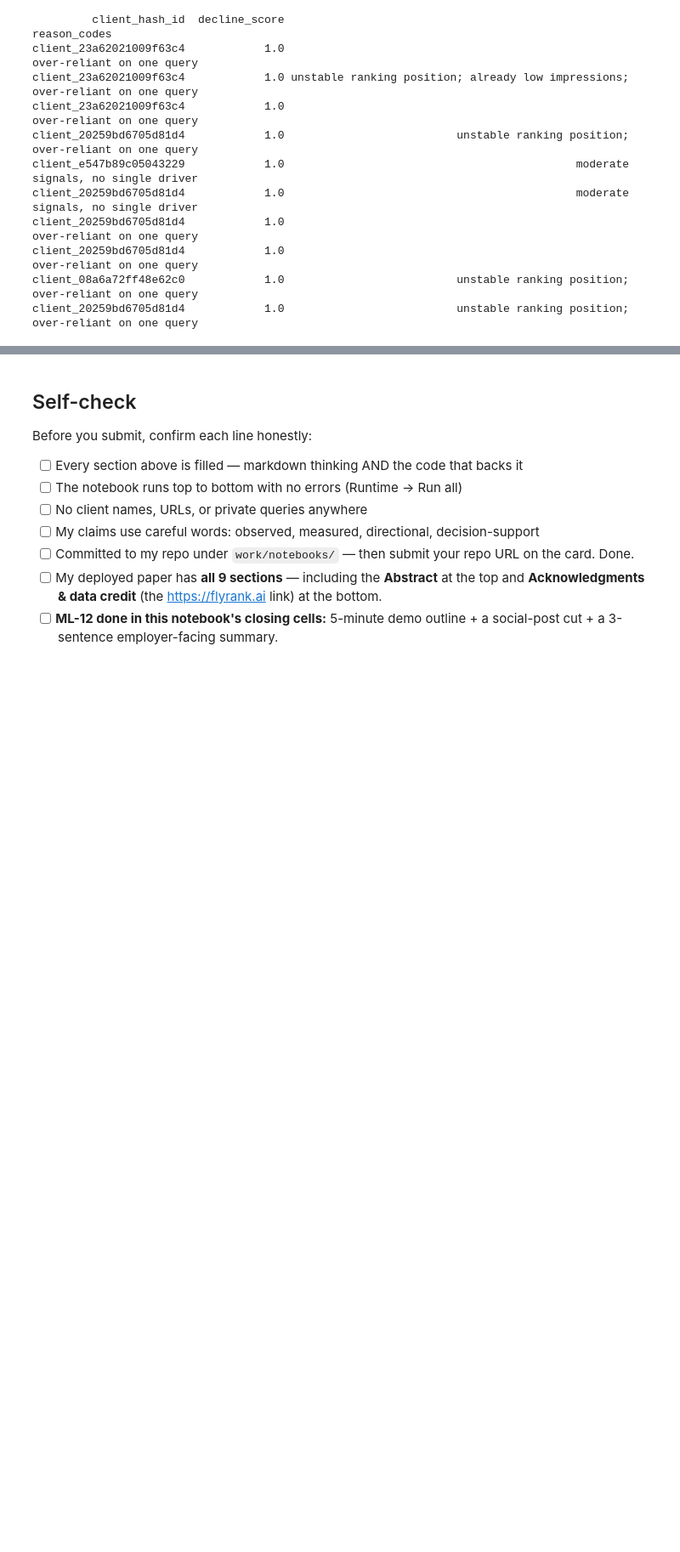
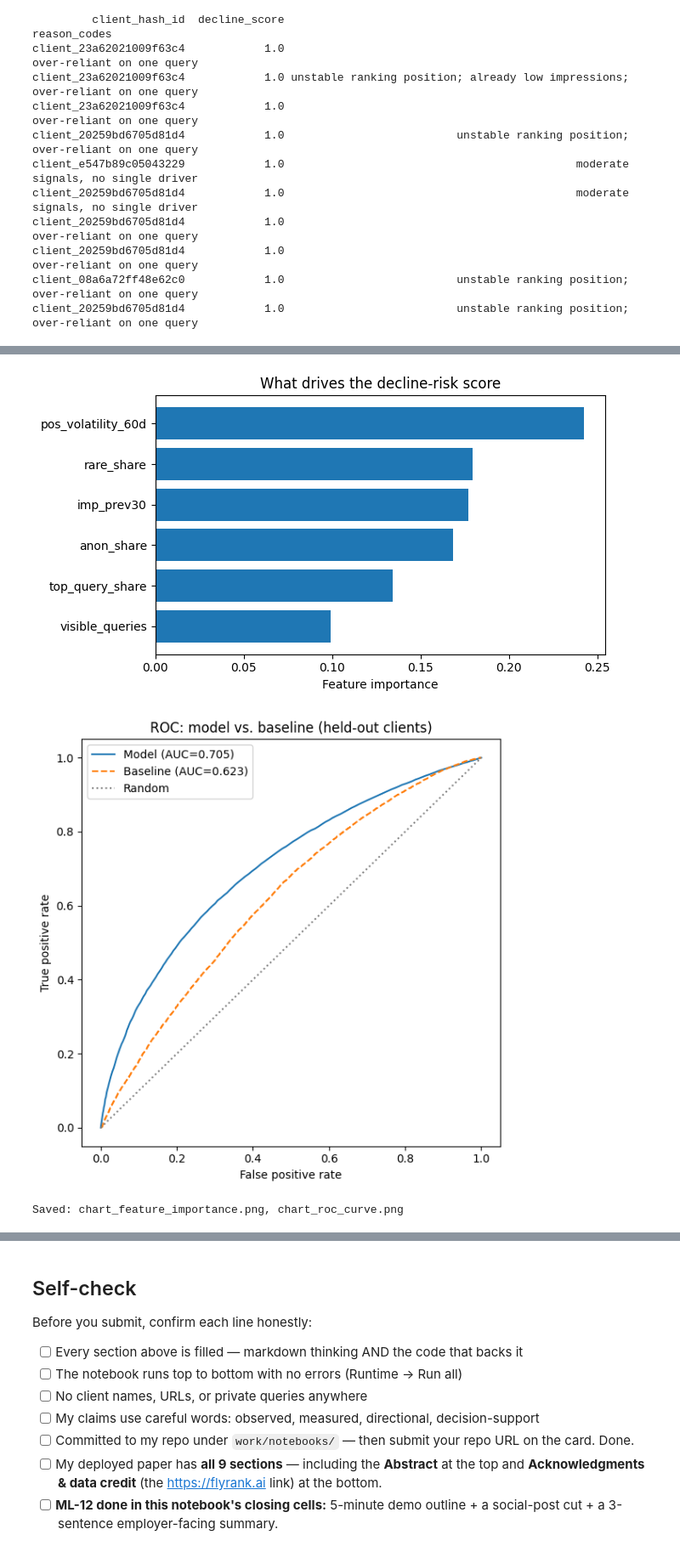
Before and after one commit to Wanoleo/flyrank-ml-internship, a Jupyter notebook: work/notebooks/capstone.ipynb, the cells around one changed output, grey strips where cells are left out. Shown at 85% size. Cells and saved outputs as stored; diff of their text form; code cells hidden in the pictures; blank space fills up the shorter version.

```diff
--- a/work/notebooks/capstone.ipynb
+++ b/work/notebooks/capstone.ipynb
@@ -260,0 +334,35 @@ client_20259bd6705d81d4            1.0                          unstable ranking
+# %%
+import matplotlib.pyplot as plt
+from sklearn.metrics import roc_curve
+
+# Chart 1: Feature importance
+fig, ax = plt.subplots(figsize=(7, 4))
+imp = dict(zip(feature_cols2, model2.feature_importances_))
+imp_sorted = dict(sorted(imp.items(), key=lambda x: x[1]))
+ax.barh(list(imp_sorted.keys()), list(imp_sorted.values()))
+ax.set_xlabel('Feature importance')
+ax.set_title('What drives the decline-risk score')
+plt.tight_layout()
+plt.savefig('chart_feature_importance.png', dpi=150)
+plt.show()
+
+# Chart 2: ROC curve, model vs baseline
+fig, ax = plt.subplots(figsize=(6, 6))
+fpr_m, tpr_m, _ = roc_curve(y_te2, model2.predict_proba(X_te2)[:, 1])
+fpr_b, tpr_b, _ = roc_curve(y_te2, model_data2.loc[X_te2.index, 'pos_volatility_60d'])
+ax.plot(fpr_m, tpr_m, label=f'Model (AUC={auc:.3f})')
+ax.plot(fpr_b, tpr_b, label=f'Baseline (AUC={baseline_auc:.3f})', linestyle='--')
+ax.plot([0, 1], [0, 1], color='gray', linestyle=':', label='Random')
+ax.set_xlabel('False positive rate')
+ax.set_ylabel('True positive rate')
+ax.set_title('ROC: model vs. baseline (held-out clients)')
+ax.legend()
+plt.tight_layout()
+plt.savefig('chart_roc_curve.png', dpi=150)
+plt.show()
+
+print('Saved: chart_feature_importance.png, chart_roc_curve.png')
+# %% [output]
+[figure, added]
+[figure, added]
+Saved: chart_feature_importance.png, chart_roc_curve.png
```
Also changed, not shown: parts of 7 cells of this notebook.
